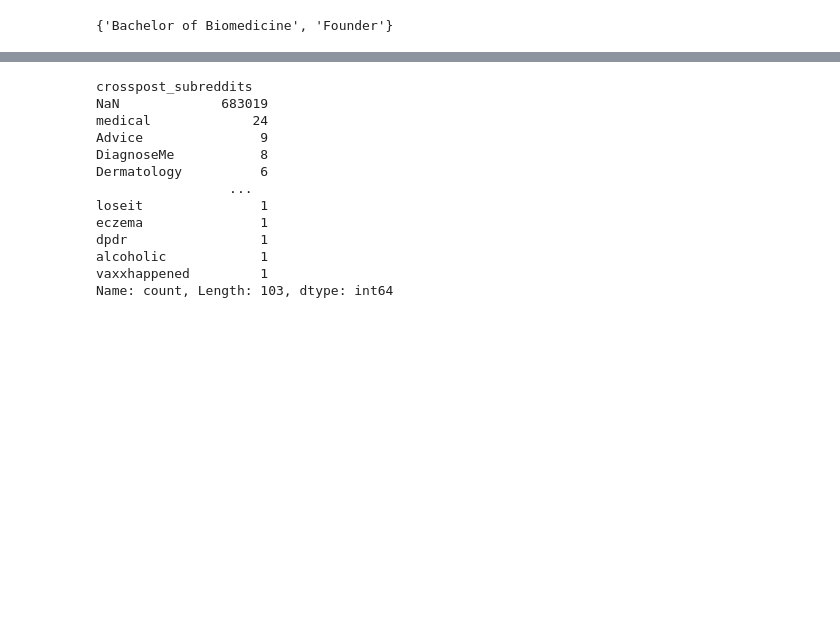
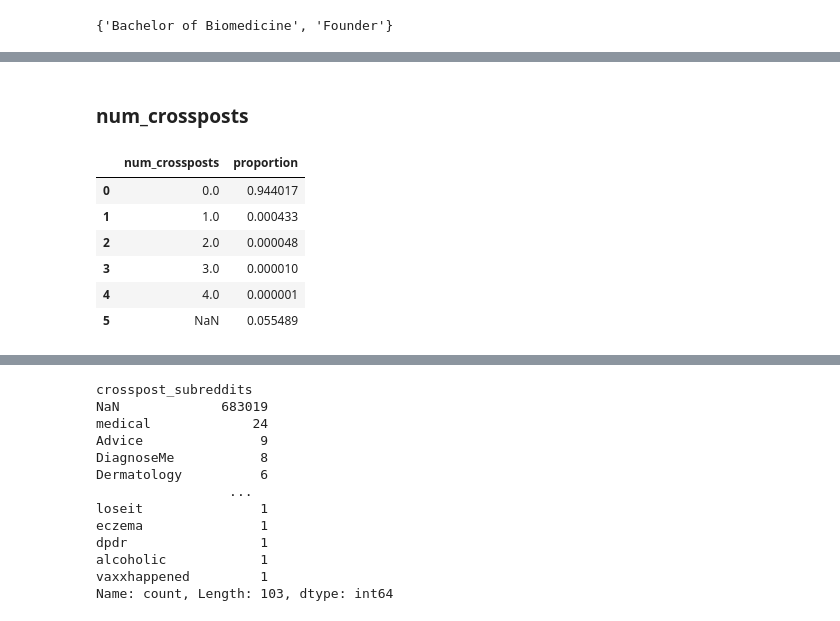
Before and after one commit to 33eyes/reddit-askdocs-analysis, a Jupyter notebook: 06_eda.ipynb, the cells around one changed output, grey strips where cells are left out. Cells and saved outputs as stored; diff of their text form; code cells hidden in the pictures; blank space fills up the shorter version.

```diff
--- a/06_eda.ipynb
+++ b/06_eda.ipynb
@@ -449,0 +585,14 @@ Name: count, Length: 340, dtype: int64
+# %% [markdown]
+### num_crossposts
+# %%
+num_crossposts_vc = df['num_crossposts'].value_counts(dropna=False, normalize=True).sort_index()\
+    .reset_index()
+num_crossposts_vc
+# %% [output]
+|  | num_crossposts | proportion |
+| 0 | 0.0 | 0.944017 |
+| 1 | 1.0 | 0.000433 |
+| 2 | 2.0 | 0.000048 |
+| 3 | 3.0 | 0.000010 |
+| 4 | 4.0 | 0.000001 |
+| 5 | NaN | 0.055489 |
```
Also changed, not shown: parts of 39 cells of this notebook.
